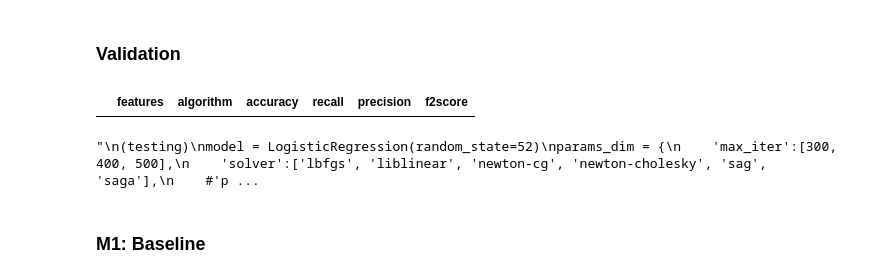
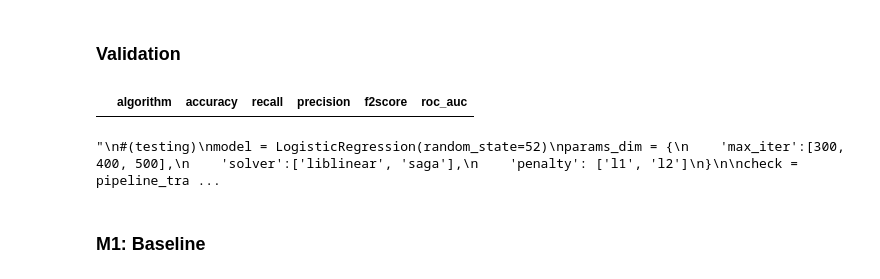
Before and after one commit to rknagao/uci_default_credit_card, a Jupyter notebook: model.ipynb, the cells around one changed output. Cells and saved outputs as stored; diff of their text form; code cells hidden in the pictures.

```diff
--- a/model.ipynb
+++ b/model.ipynb
@@ -55,7 +62,7 @@ list_orig_feat
 ### Validation
 # %%
 # Create a dataframe that will hold all experiments details and scores.
-df_metric = pd.DataFrame(columns=['features', 'algorithm', 'accuracy', 'recall', 'precision', 'f2score'])
+df_metric = pd.DataFrame(columns=['algorithm', 'accuracy', 'recall', 'precision', 'f2score', 'roc_auc'])
 df_metric
 # %% [output]
-|  | features | algorithm | accuracy | recall | precision | f2score |
+|  | algorithm | accuracy | recall | precision | f2score | roc_auc |
@@ -70,66 +119,77 @@ def performance(y_true, y_pred):
 # %%
 # Create nested stratified cross validation with hyperparameter optimization process:
-def pipeline_train_model(X, y, k, n_iter, model, params_dim):
-    # Define number of folds.
-    kfold = StratifiedKFold(n_splits=k, shuffle=True, random_state=52)
+def pipeline_train_model(X, y, k, feat_selection_iter, random_search_iter, model, params_dim):
 
     list_acc = []
     list_rec = []
     list_prec = []
     list_f2 = []
+    list_roc_auc = []
 
     # Outer cross validation.
+    kfold = StratifiedKFold(n_splits=k, shuffle=True, random_state=52)
     for train_index, validation_index in kfold.split(X, y):
 
-        # Inner cross-validation
-        random_search = RandomizedSearchCV(estimator=model,
-                                           param_distributions=params_dim,
-                                           cv=3,
-                                           n_iter=n_iter,
-                                           #verbose=1,
-                                           random_state=52)
-        random_search.fit(X.loc[train_index], y[train_index])
+        X_train = X.loc[train_index]
+        X_valid = X.loc[validation_index]
+        y_train = y[train_index]
+        y_valid = y[validation_index]
 
-        best_params = random_search.best_params_
+        # Inner cross validation encapsulated in pipeline.
+        feature_selection = FeatureSelection(max_iter=feat_selection_iter, estimator=RandomForestClassifier(max_depth=5, random_state=52, n_estimators=100))
+        cv = RandomizedSearchCV(estimator=model,
+                                param_distributions=params_dim,
+                                cv=3,
+                                n_iter=random_search_iter,
+                                random_state=52)
+
+        pipe = Pipeline(
+            [
+                ('feature_selection', feature_selection),
+                ('cv', cv)
+            ]
+        )
+        pipe.fit(X_train, y_train)
+        best_params = pipe['cv'].best_params_
+        best_feat = pipe['feature_selection'].feat_selection
 
         # Train and validate model.
         model.set_params(**best_params)
-        model.fit(X.loc[train_index], y[train_index])
-        y_pred = model.predict_proba(X.loc[validation_index])[:, 1]
+        model.fit(X_train[best_feat], y_train)
+        y_pred_proba = model.predict_proba(X_valid[best_feat])[:, 1]
 
         # Classify the probability conditional to train sample %credit default.
-        threshold = y[train_index].sum() / len(train_index)
+        best_threshold = optimal_threshold(y_valid, y_pred_proba)
+        y_pred = [1 if i >= best_threshold else 0 for i in y_pred_proba]
 
-        y_pred = [1 if i >= threshold else 0 for i in y_pred]
-
-        list_metrics = performance(y[validation_index], y_pred)
-
-        list_acc.append(list_metrics[0])
-        list_rec.append(list_metrics[1])
-        list_prec.append(list_metrics[2])
-        list_f2.append(list_metrics[3])
+        list_acc.append(metrics.accuracy_score(y_valid, y_pred))
+        list_rec.append(metrics.recall_score(y_valid, y_pred))
+        list_prec.append(metrics.precision_score(y_valid, y_pred))
+        list_f2.append(metrics.fbeta_score(y_valid, y_pred, beta=2))
+        list_roc_auc.append(metrics.roc_auc_score(y_valid, y_pred_proba))
 
     # Calculate average for every metric.
     avg_acc = np.mean(list_acc)
     avg_rec = np.mean(list_rec)
     avg_prec = np.mean(list_prec)
     avg_f2 = np.mean(list_f2)
+    avg_roc_auc = np.mean(list_roc_auc)
 
-    return [avg_acc, avg_rec, avg_prec, avg_f2]
+    return [avg_acc, avg_rec, avg_prec, avg_f2, avg_roc_auc]
 
 '''
-(testing)
+#(testing)
 model = LogisticRegression(random_state=52)
 params_dim = {
     'max_iter':[300, 400, 500],
-    'solver':['lbfgs', 'liblinear', 'newton-cg', 'newton-cholesky', 'sag', 'saga'],
-    #'penalty': ['l1', 'l2', 'elasticnet', None]
+    'solver':['liblinear', 'saga'],
+    'penalty': ['l1', 'l2']
 }
 
-#pipeline_train_model(X_train, y_train, k=3, n_iter=3, model=model, params_dim=params_dim)
+check = pipeline_train_model(X_train, y_train, k=3, feat_selection_iter=10, random_search_iter=10, model=model, params_dim=params_dim)
 '''
 # %% [output]
-"\n(testing)\nmodel = LogisticRegression(random_state=52)\nparams_dim = {\n    'max_iter':[300, 400, 500],\n    'solver':['lbfgs', 'liblinear', 'newton-cg', 'newton-cholesky', 'sag', 'saga'],\n    #'p ...
+"\n#(testing)\nmodel = LogisticRegression(random_state=52)\nparams_dim = {\n    'max_iter':[300, 400, 500],\n    'solver':['liblinear', 'saga'],\n    'penalty': ['l1', 'l2']\n}\n\ncheck = pipeline_tra ...
 # %% [markdown]
 ### M1: Baseline
 # %%
```
Also changed, not shown: parts of 27 cells of this notebook, 1 other file.
